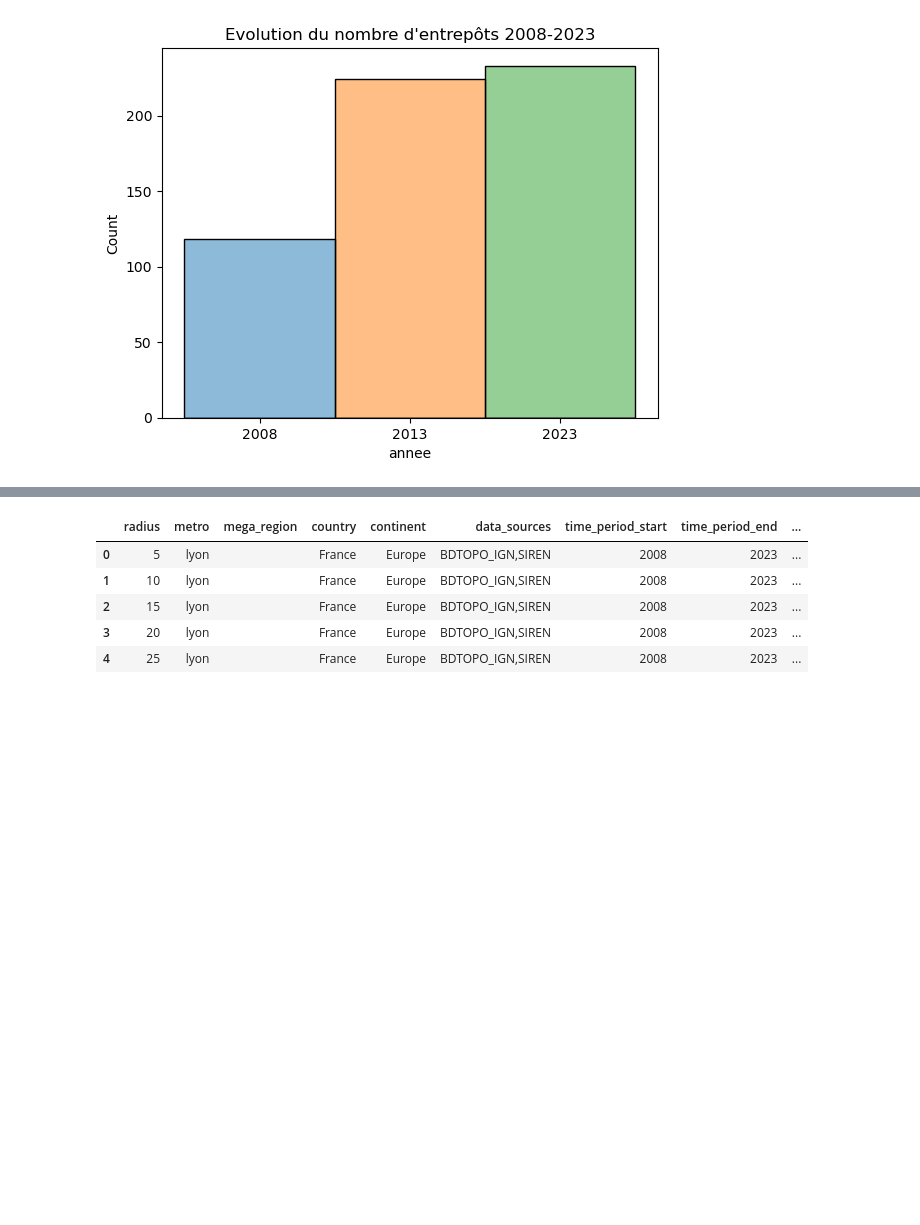
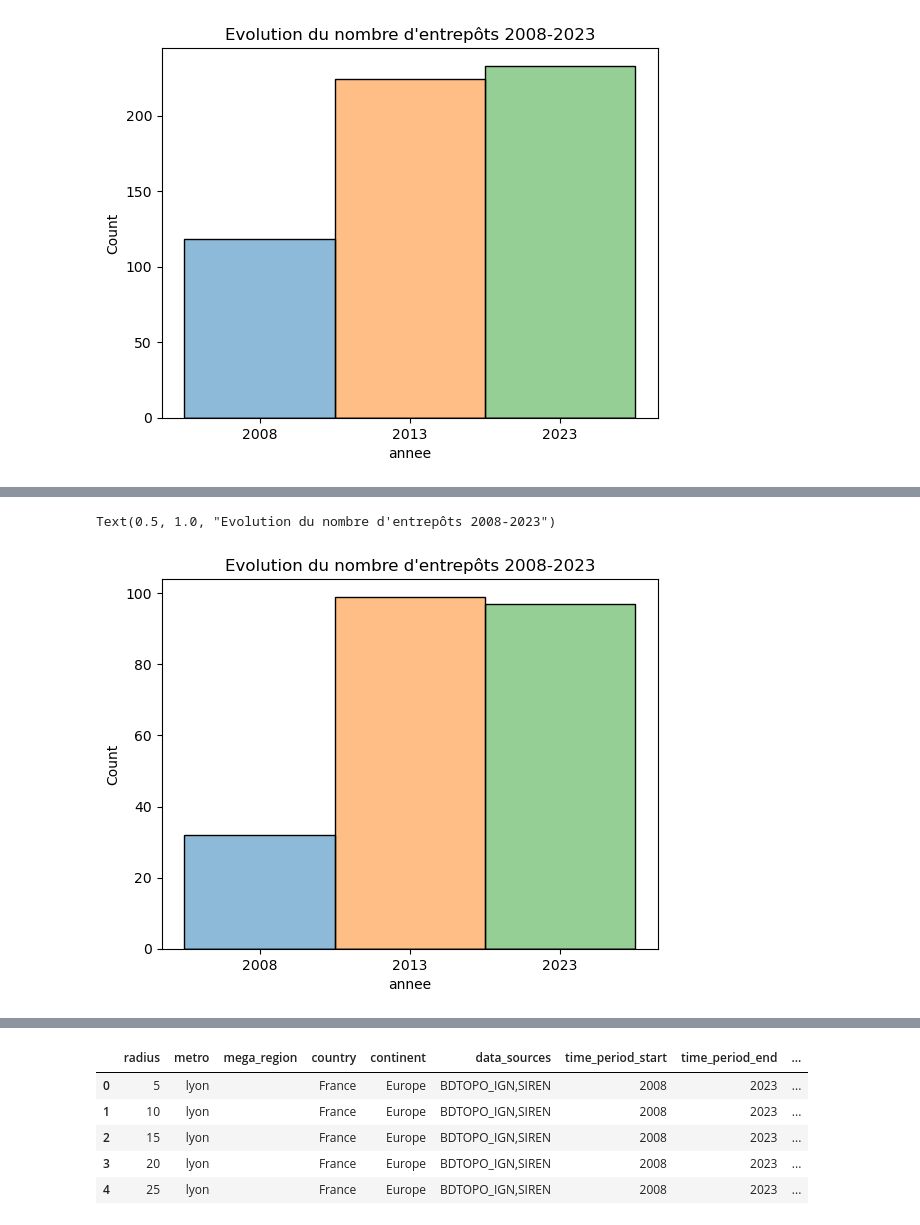
Before and after one commit to brustt/logistics_sprawl, a Jupyter notebook: notebooks/visualization.ipynb, the cells around one changed output, grey strips where cells are left out. Cells and saved outputs as stored; diff of their text form; code cells hidden in the pictures; blank space fills up the shorter version.

```diff
--- a/notebooks/visualization.ipynb
+++ b/notebooks/visualization.ipynb
@@ -35,2 +19,0 @@ path = "/home/rustt/Documents/IGAST/2_PROJETS/Projet_analyse_spatiale/logistics_
-# %%
-df = pd.read_csv(path)
@@ -150,16 +142,3 @@ https://gist.github.com/mwaskom/de44147ed2974457ad6372750bbe5751
 2023 : 10.544946026789257
 Text(0.5, 0.98, 'Evolution des distances des entrepôts au barycentre logistique')
 [figure]
-# %%
-def make_concat_ds_year(columns=None):
-
-    columns = columns if columns is not None else list(wh_t0.columns)
-
-    df = pd.concat(
-    [
-        wh_t0[columns].rename({_:f"{_}_t0" for _ in columns}, axis=1),
-        wh_t1[columns].rename({_:f"{_}_t1" for _ in columns}, axis=1),
-        wh_t2[columns].rename({_:f"{_}_t2" for _ in columns}, axis=1)
-    ], axis=1)
-
-    return df
@@ -217 +248,13 @@ df = load_measure(roi_name, period=period)
+# %%
+df_hist = make_concat_ds_year(wh_t0, wh_t1, wh_t2, columns=["ID"])
+
+cnt = df_hist[["ID_t0","ID_t1", "ID_t2"]].melt(var_name="annee").dropna()
+sns.histplot(x=cnt.annee, hue=cnt.annee, legend=False)
+#plt.xticks_(plt.xticks(), labels=[year_t0, year_t1, year_t2])
+ax = plt.gca()
+ax.set_xticklabels([year_t0, year_t1, year_t2])
+plt.title("Evolution du nombre d'entrepôts 2008-2023")
+# %% [output]
+Text(0.5, 1.0, "Evolution du nombre d'entrepôts 2008-2023")
+[figure, added]
 # %%
```
Also changed, not shown: parts of 44 cells of this notebook.
